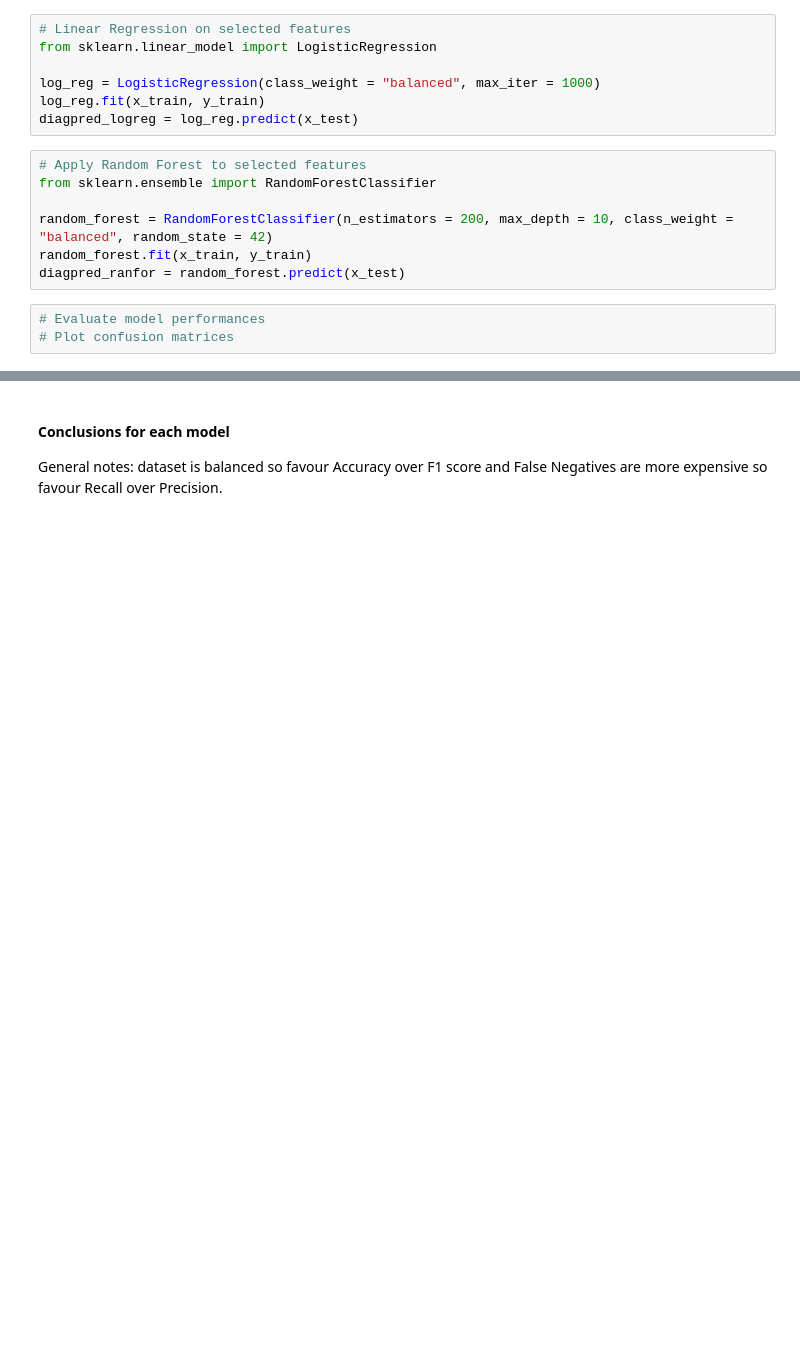
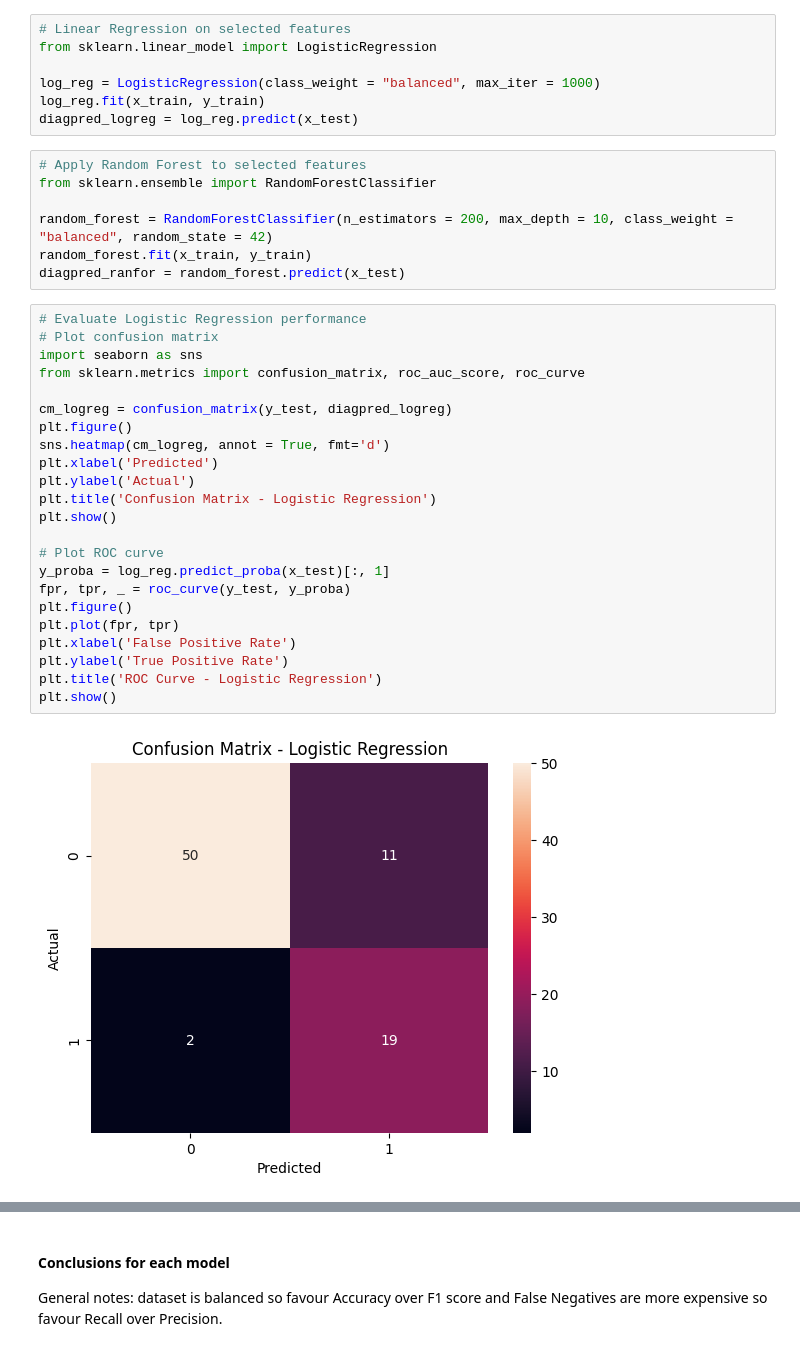
Before and after one commit to fonkerina/Data-Science-Journey, a Jupyter notebook: Week 3/w3 hwk1.ipynb, the cells around one changed output, grey strips where cells are left out. Cells and saved outputs as stored; diff of their text form; blank space fills up the shorter version.

```diff
--- a/Week 3/w3 hwk1.ipynb
+++ b/Week 3/w3 hwk1.ipynb
@@ -139,5 +139,27 @@ random_forest = RandomForestClassifier(n_estimators = 200, max_depth = 10, class
 random_forest.fit(x_train, y_train)
 diagpred_ranfor = random_forest.predict(x_test)
 # %%
-# Evaluate model performances
-# Plot confusion matrices
+# Evaluate Logistic Regression performance
+# Plot confusion matrix
+import seaborn as sns
+from sklearn.metrics import confusion_matrix, roc_auc_score, roc_curve
+
+cm_logreg = confusion_matrix(y_test, diagpred_logreg)
+plt.figure()
+sns.heatmap(cm_logreg, annot = True, fmt='d')
+plt.xlabel('Predicted')
+plt.ylabel('Actual')
+plt.title('Confusion Matrix - Logistic Regression')
+plt.show()
+
+# Plot ROC curve
+y_proba = log_reg.predict_proba(x_test)[:, 1]
+fpr, tpr, _ = roc_curve(y_test, y_proba)
+plt.figure()
+plt.plot(fpr, tpr)
+plt.xlabel('False Positive Rate')
+plt.ylabel('True Positive Rate')
+plt.title('ROC Curve - Logistic Regression')
+plt.show()
+# %% [output]
+[figure, added]
```
Also changed, not shown: parts of 2 cells of this notebook.
